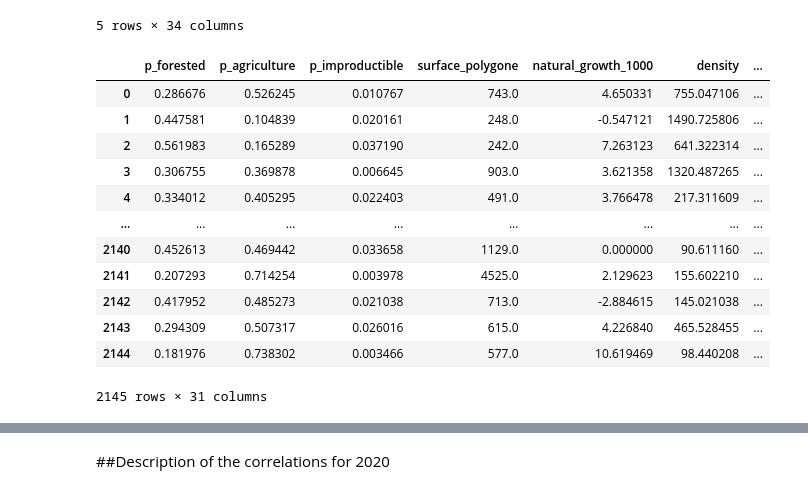
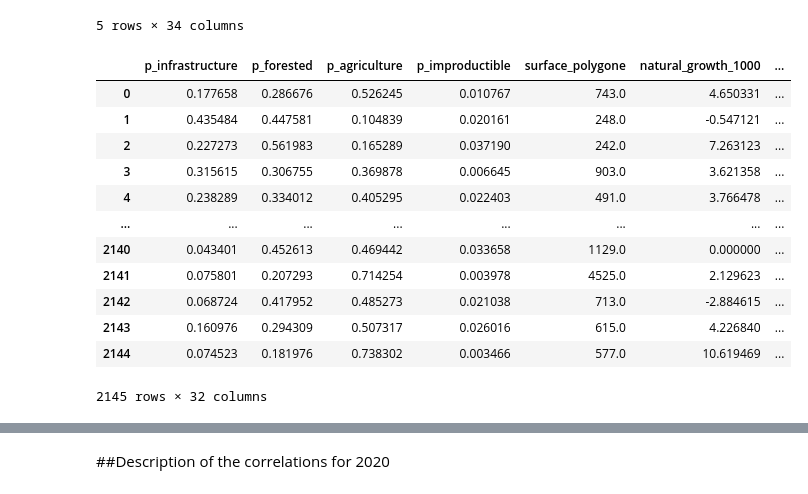
Before and after one commit to axellebersier/Urban_data_mining, a Jupyter notebook: Data_description_2020.ipynb, the cells around one changed output, grey strips where cells are left out. Drawn from its saved outputs; the diff is of its cells as text; code cells hidden in the pictures.

```diff
--- a/Data_description_2020.ipynb
+++ b/Data_description_2020.ipynb
@@ -114,20 +114,21 @@ df_2020.head()
 | 4 | 61 | 0.238289 | 0.334012 | 0.405295 | 0.022403 | 491.0 | ... |
 5 rows × 34 columns
 # %%
-df_2020 =  df_2020.iloc[:,2:]
+df_ID =  df_2020.iloc[:,0]
+df_2020 =  df_2020.iloc[:,1:]
 df_2020.drop('p_culture_institution', axis=1, inplace=True)
 df_2020
 # %% [output]
-|  | p_forested | p_agriculture | p_improductible | surface_polygone | natural_growth_1000 | density | ... |
-| 0 | 0.286676 | 0.526245 | 0.010767 | 743.0 | 4.650331 | 755.047106 | ... |
-| 1 | 0.447581 | 0.104839 | 0.020161 | 248.0 | -0.547121 | 1490.725806 | ... |
-| 2 | 0.561983 | 0.165289 | 0.037190 | 242.0 | 7.263123 | 641.322314 | ... |
-| 3 | 0.306755 | 0.369878 | 0.006645 | 903.0 | 3.621358 | 1320.487265 | ... |
-| 4 | 0.334012 | 0.405295 | 0.022403 | 491.0 | 3.766478 | 217.311609 | ... |
+|  | p_infrastructure | p_forested | p_agriculture | p_improductible | surface_polygone | natural_growth_1000 | ... |
+| 0 | 0.177658 | 0.286676 | 0.526245 | 0.010767 | 743.0 | 4.650331 | ... |
+| 1 | 0.435484 | 0.447581 | 0.104839 | 0.020161 | 248.0 | -0.547121 | ... |
+| 2 | 0.227273 | 0.561983 | 0.165289 | 0.037190 | 242.0 | 7.263123 | ... |
+| 3 | 0.315615 | 0.306755 | 0.369878 | 0.006645 | 903.0 | 3.621358 | ... |
+| 4 | 0.238289 | 0.334012 | 0.405295 | 0.022403 | 491.0 | 3.766478 | ... |
 | ... | ... | ... | ... | ... | ... | ... | ... |
-| 2140 | 0.452613 | 0.469442 | 0.033658 | 1129.0 | 0.000000 | 90.611160 | ... |
-| 2141 | 0.207293 | 0.714254 | 0.003978 | 4525.0 | 2.129623 | 155.602210 | ... |
-| 2142 | 0.417952 | 0.485273 | 0.021038 | 713.0 | -2.884615 | 145.021038 | ... |
-| 2143 | 0.294309 | 0.507317 | 0.026016 | 615.0 | 4.226840 | 465.528455 | ... |
-| 2144 | 0.181976 | 0.738302 | 0.003466 | 577.0 | 10.619469 | 98.440208 | ... |
+| 2140 | 0.043401 | 0.452613 | 0.469442 | 0.033658 | 1129.0 | 0.000000 | ... |
+| 2141 | 0.075801 | 0.207293 | 0.714254 | 0.003978 | 4525.0 | 2.129623 | ... |
+| 2142 | 0.068724 | 0.417952 | 0.485273 | 0.021038 | 713.0 | -2.884615 | ... |
+| 2143 | 0.160976 | 0.294309 | 0.507317 | 0.026016 | 615.0 | 4.226840 | ... |
+| 2144 | 0.074523 | 0.181976 | 0.738302 | 0.003466 | 577.0 | 10.619469 | ... |
-2145 rows × 31 columns
+2145 rows × 32 columns
```
Also changed, not shown: parts of 4 cells of this notebook.
